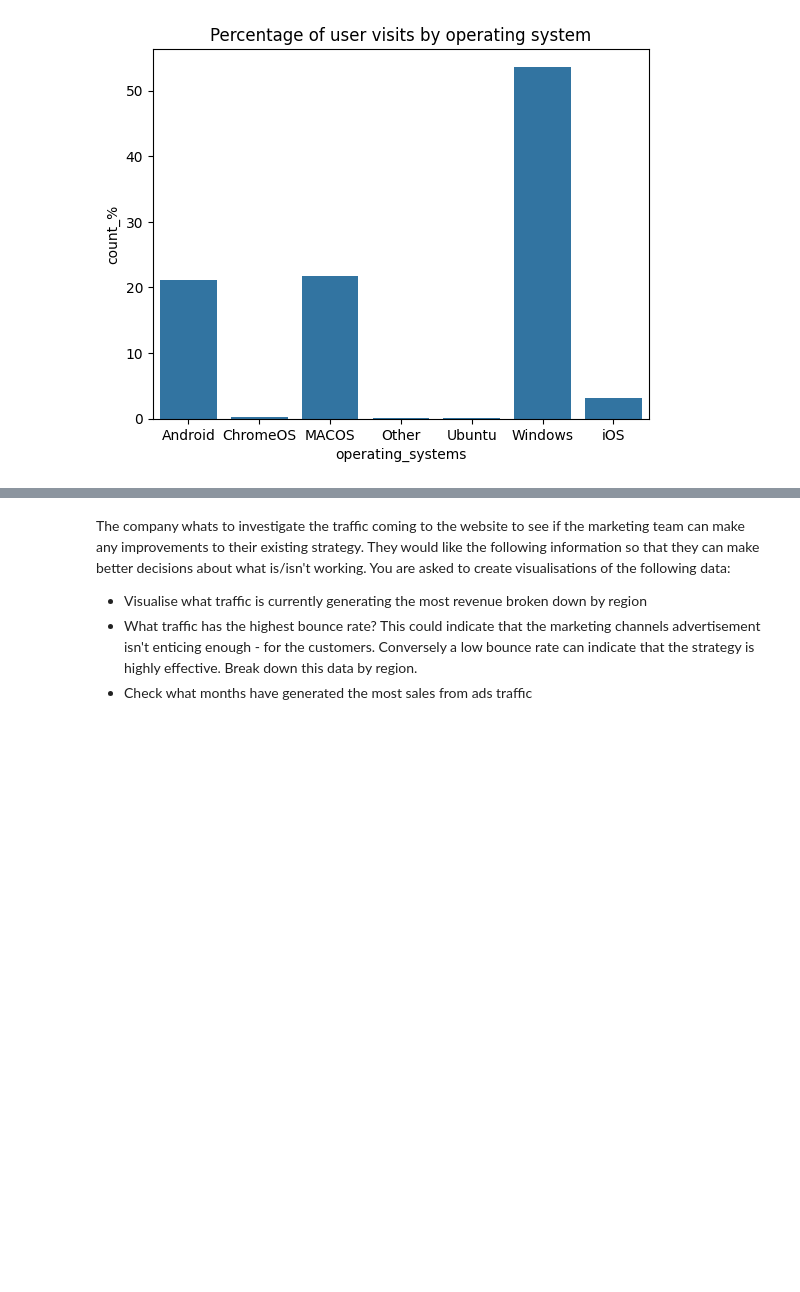
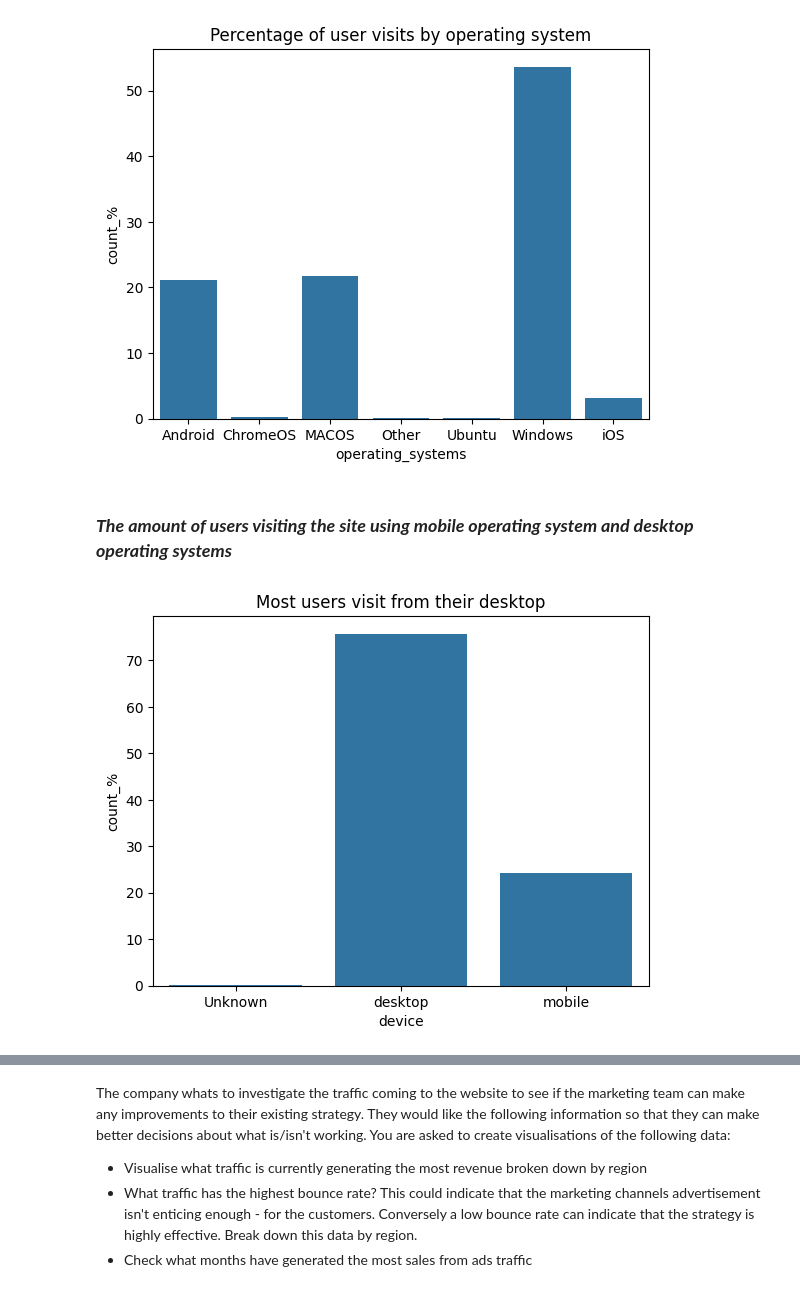
Before and after one commit to selvatica-36/Exploratory-data-analysis---Online-shopping-in-retail, a Jupyter notebook: analysis_report.ipynb, the cells around one changed output, grey strips where cells are left out. Drawn from its saved outputs; the diff is of its cells as text; code cells hidden in the pictures; blank space fills up the shorter version.

```diff
--- a/analysis_report.ipynb
+++ b/analysis_report.ipynb
@@ -268,3 +268,15 @@ plt.title('Percentage of user visits by operating system')
 plt.show()
 # %% [output]
 [figure]
+# %% [markdown]
+### ***The amount of users visiting the site using mobile operating system and desktop operating systems***
+# %%
+map_dev = {'Android':'mobile', 'iOS':'mobile', 'MACOS': 'desktop','ChromeOS':'desktop','Windows':'desktop','Ubuntu':'desktop', 'Other':'Unknown'}
+device_df = os_counts.copy()
+device_df['device'] = device_df.index.map(map_dev)
+device_df_grouped = device_df.groupby(['device']).sum().reset_index()
+sns.barplot(x=device_df_grouped['device'], y=device_df_grouped['count_%'])
+plt.title('Most users visit from their desktop')
+plt.show()
+# %% [output]
+[figure, added]
```
Also changed, not shown: parts of 7 cells of this notebook.
